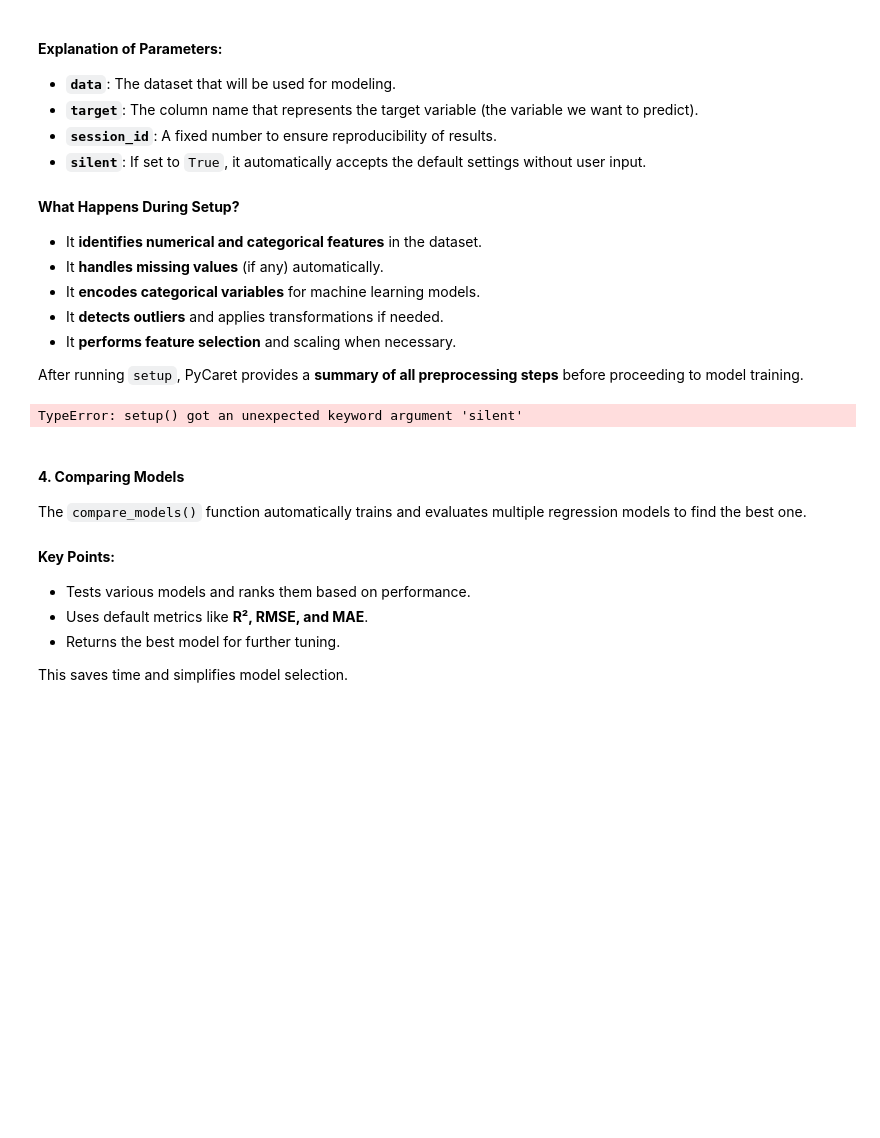
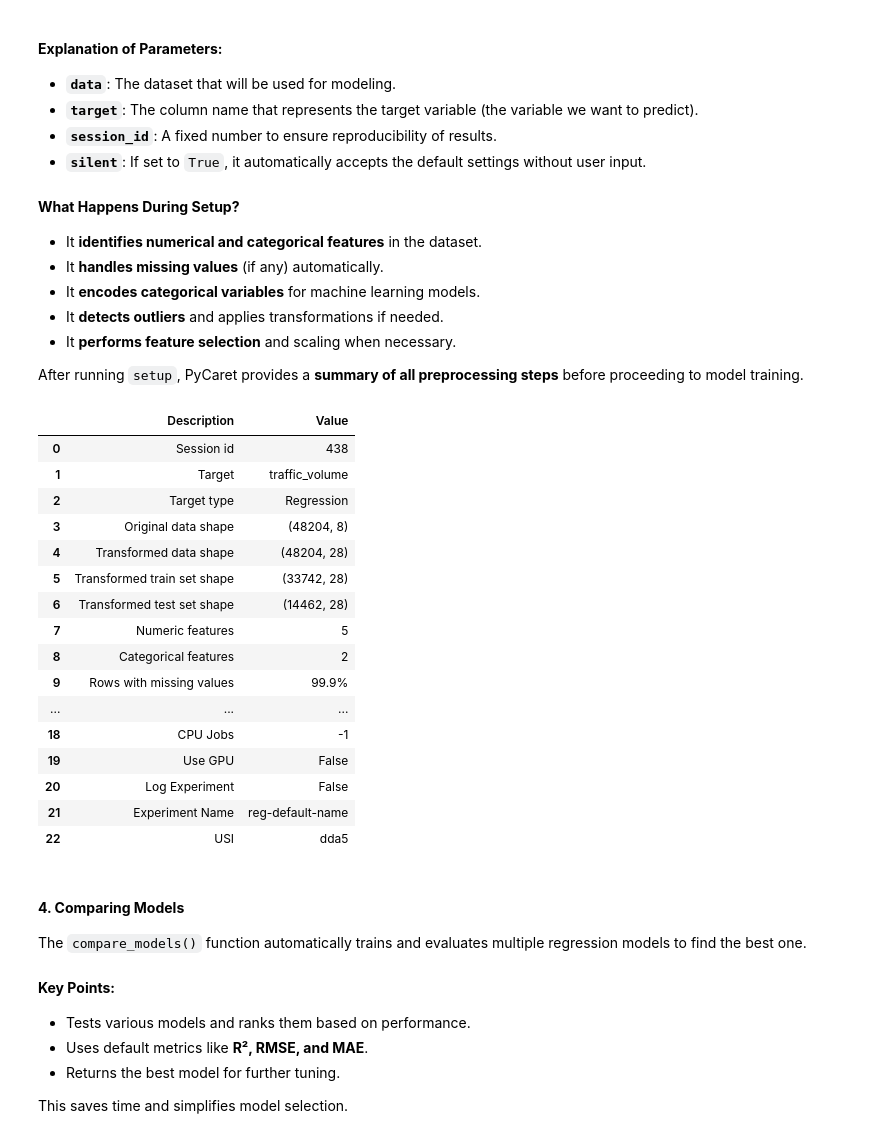
Before and after one commit to k21academyuk/MLOps, a Jupyter notebook: M3_l2_Pycaret_Fundamentals.ipynb, the cells around one changed output. Drawn from its saved outputs; the diff is of its cells as text; code cells hidden in the pictures; blank space fills up the shorter version.

```diff
--- a/M3_l2_Pycaret_Fundamentals.ipynb
+++ b/M3_l2_Pycaret_Fundamentals.ipynb
@@ -46,11 +66,25 @@ The `setup` function initializes PyCaret's machine learning environment by perfo
 
 After running `setup`, PyCaret provides a **summary of all preprocessing steps** before proceeding to model training.
 # %%
-dataset = setup(data = data1, target = 'traffic_volume',
-                session_id = 438,
-                silent = True)
+dataset = setup(data=data1, target='traffic_volume', session_id=438)
 # %% [output]
-TypeError: setup() got an unexpected keyword argument 'silent'
+|  | Description | Value |
+| 0 | Session id | 438 |
+| 1 | Target | traffic_volume |
+| 2 | Target type | Regression |
+| 3 | Original data shape | (48204, 8) |
+| 4 | Transformed data shape | (48204, 28) |
+| 5 | Transformed train set shape | (33742, 28) |
+| 6 | Transformed test set shape | (14462, 28) |
+| 7 | Numeric features | 5 |
+| 8 | Categorical features | 2 |
+| 9 | Rows with missing values | 99.9% |
+| ... | ... | ... |
+| 18 | CPU Jobs | -1 |
+| 19 | Use GPU | False |
+| 20 | Log Experiment | False |
+| 21 | Experiment Name | reg-default-name |
+| 22 | USI | dda5 |
 # %% [markdown]
 #### **4. Comparing Models**
 The `compare_models()` function automatically trains and evaluates multiple regression models to find the best one.
```
Also changed, not shown: parts of 8 cells of this notebook.
